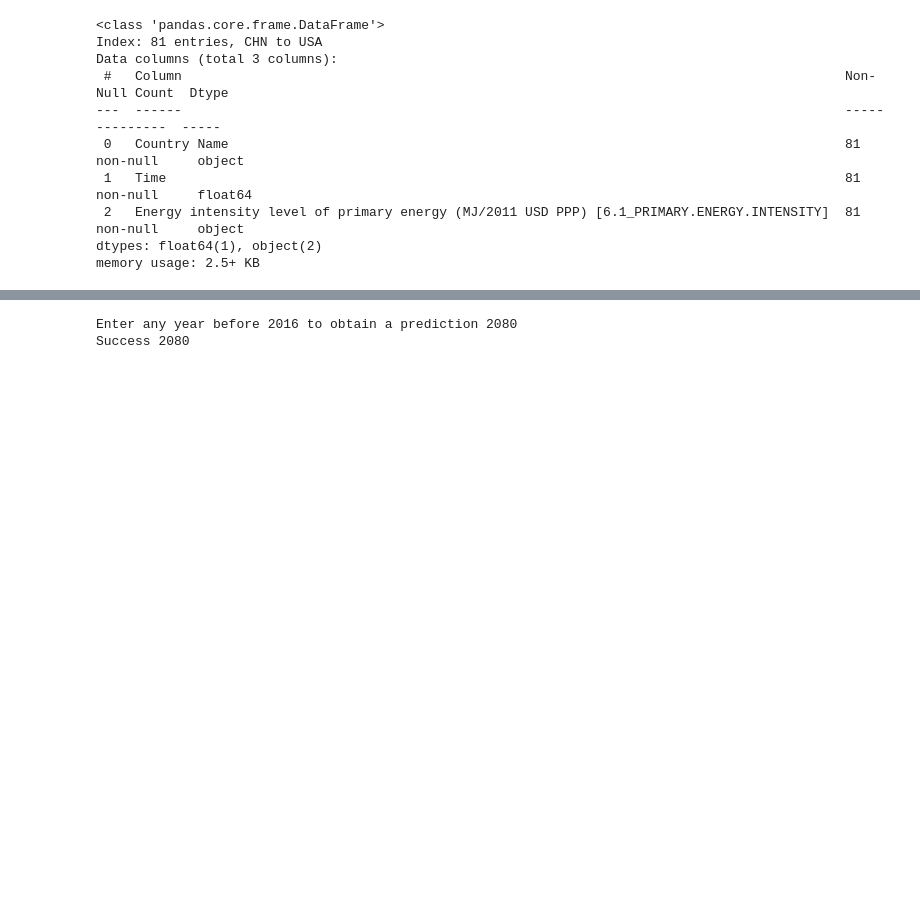
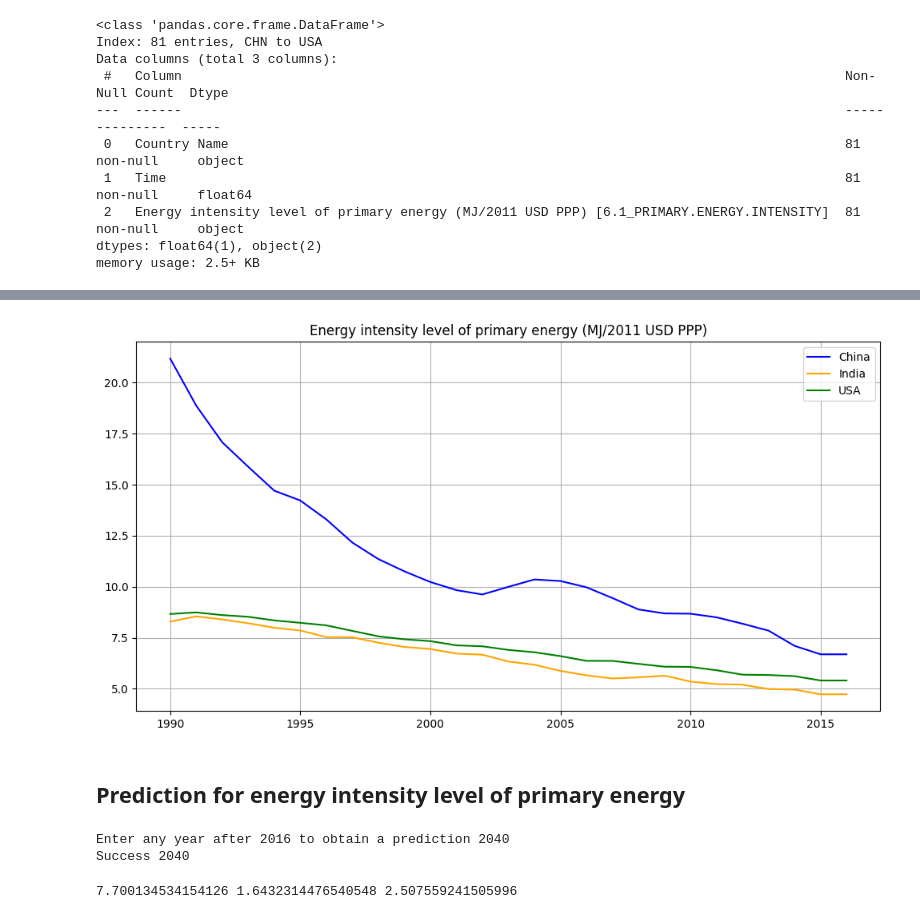
Before and after one commit to ximegargo012-droid/Energy, a Jupyter notebook: Energy.ipynb, the cells around one changed output, grey strips where cells are left out. Cells and saved outputs as stored; diff of their text form; code cells hidden in the pictures; blank space fills up the shorter version.

```diff
--- a/Energy.ipynb
+++ b/Energy.ipynb
@@ -374,15 +254,38 @@ plt.show()
-# %%
-# Random year by user
-ranYear2=input("Enter any year after 2016 to obtain a prediction")
-
-try:
-    number=int(ranYear2)
-    if (number>2016) & (number<2100):
-        print("Success",ranYear2)
-    else:
-        print("Fuera de límite")
-except ValueError:
-    print(f"try a year again")
-# %% [output]
-Enter any year before 2016 to obtain a prediction 2080
-Success 2080
+# %%
+#Plot
+plt.figure(figsize=(12,6))
+
+plt.plot(yearsAsc,primEChAsc,label="China",color="blue")
+plt.plot(yearsAsc,primEInAsc,label="India",color="orange")
+plt.plot(yearsAsc,primEUsAsc,label="USA",color="green")
+
+plt.legend()
+plt.grid()
+
+xvalues=np.arange(1990,2020,5)
+plt.title("Energy intensity level of primary energy (MJ/2011 USD PPP)")
+
+plt.xticks(xvalues)
+plt.show()
+# %% [output]
+[figure, added]
+# %% [markdown]
+## Prediction for energy intensity level of primary energy
+# %%
+# Predictive model
+ranYear2=input("Enter any year after 2016 to obtain a prediction")
+
+try:
+    wish=int(ranYear2)
+    if (wish>2016) & (wish<2100):
+        print("Success",wish)
+    else:
+        print("Fuera de límite")
+except ValueError:
+    print(f"try a year again")
+
+arimaYears = np.arange(lastYear, wish+1)
+arimaFullYears = np.concatenate([yearsAsc, arimaYears])
+# %% [output]
+Enter any year after 2016 to obtain a prediction 2040
+Success 2040
@@ -388,0 +317,4 @@ Success 2080
+# %%
+print(WC,WI,WU)
+# %% [output]
+7.700134534154126 1.6432314476540548 2.507559241505996
```
Also changed, not shown: parts of 11 cells of this notebook.
